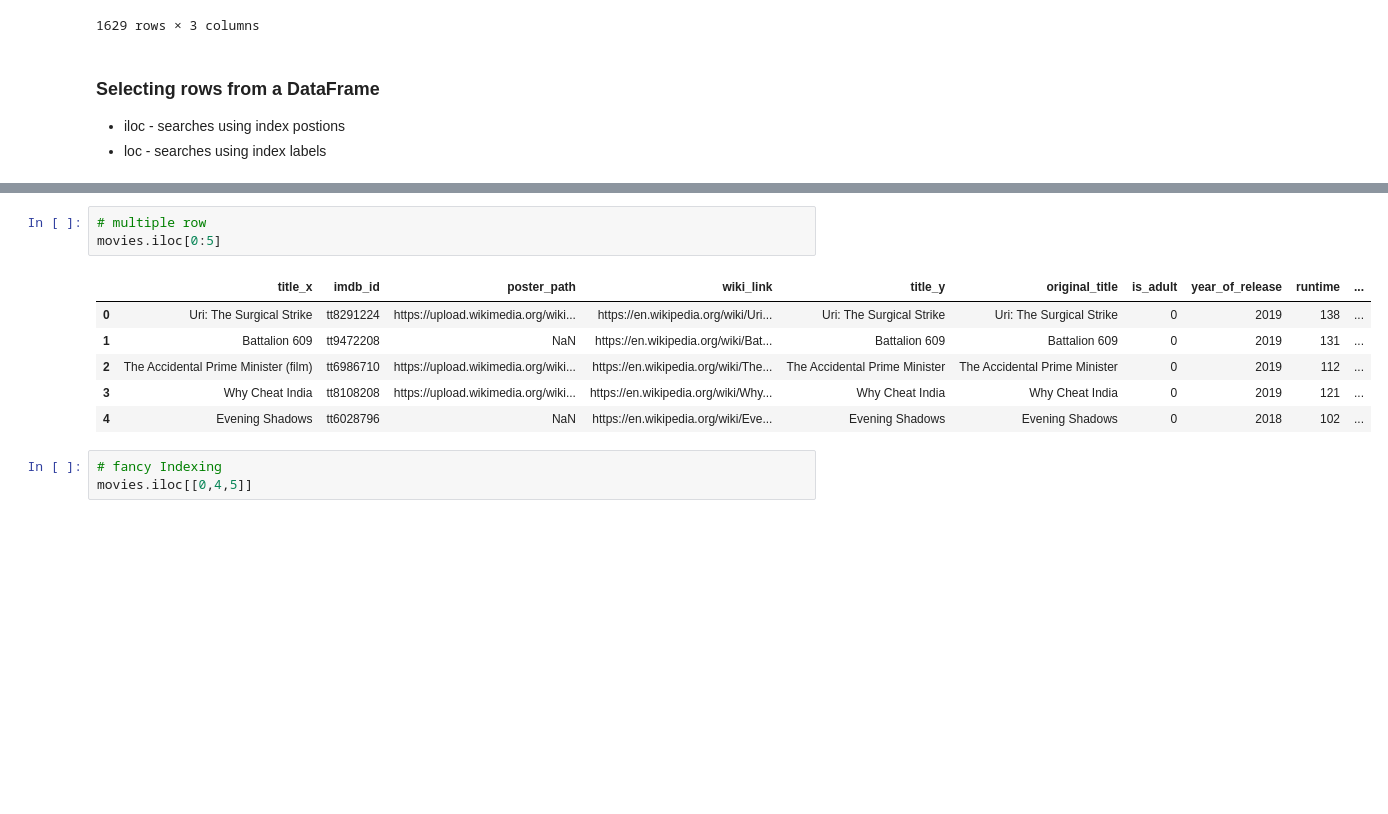
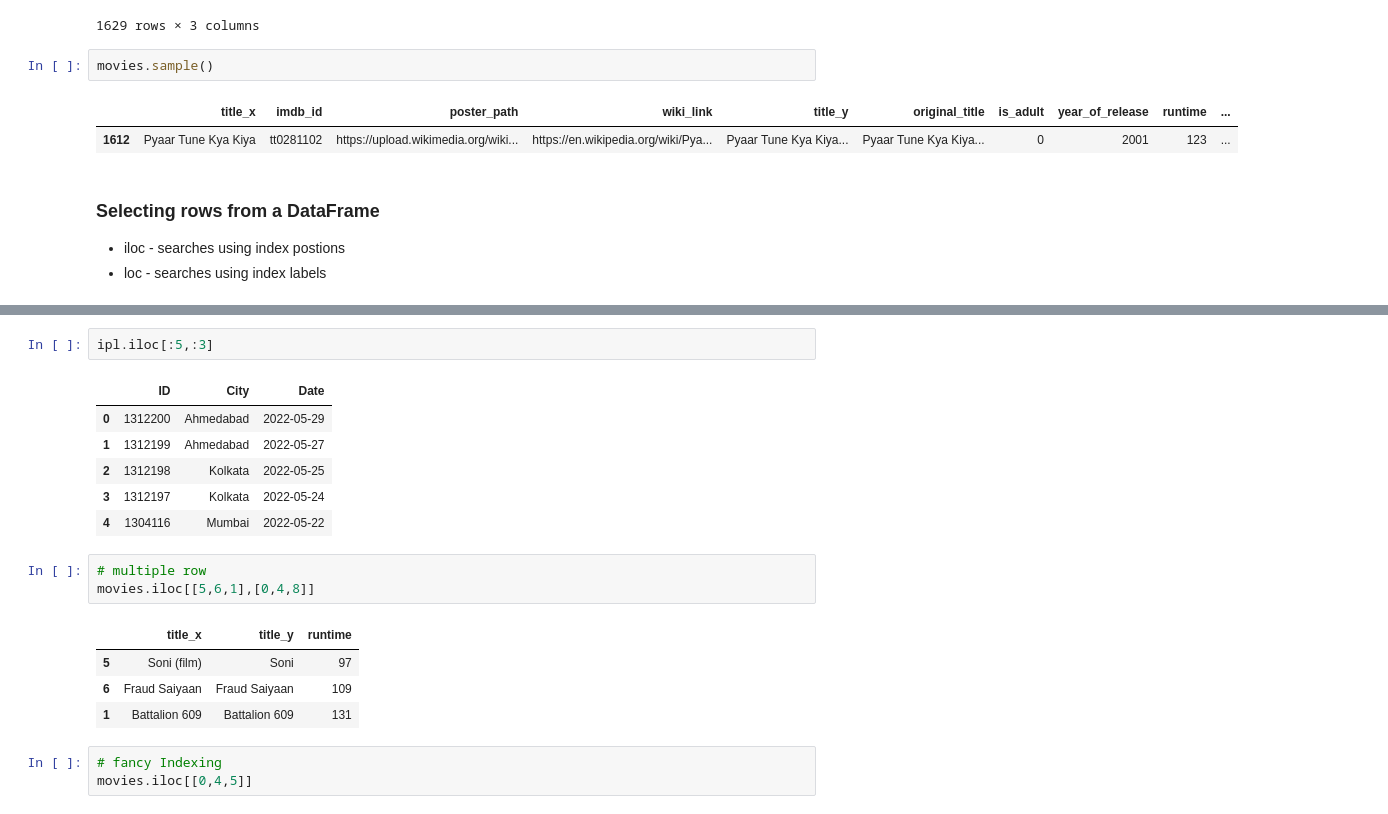
Before and after one commit to Nitin-Prata/python-libraries, a Jupyter notebook: Pandas_data_frame.ipynb, the cells around one changed output, grey strips where cells are left out. Saved outputs shown, nothing was run; the diff lists cells and outputs as text; blank space fills up the shorter version.

```diff
--- a/Pandas_data_frame.ipynb
+++ b/Pandas_data_frame.ipynb
@@ -323,6 +384,11 @@ movies[['title_x','year_of_release','actors']]
 | 1627 | Daaka | 2019 | Gippy Grewal|Zareen Khan| |
 | 1628 | Humsafar | 2011 | Fawad Khan| |
 1629 rows × 3 columns
+# %%
+movies.sample()
+# %% [output]
+|  | title_x | imdb_id | poster_path | wiki_link | title_y | original_title | is_adult | year_of_release | runtime | ... |
+| 1612 | Pyaar Tune Kya Kiya | tt0281102 | https://upload.wikimedia.org/wiki... | https://en.wikipedia.org/wiki/Pya... | Pyaar Tune Kya Kiya... | Pyaar Tune Kya Kiya... | 0 | 2001 | 123 | ... |
 # %% [markdown]
 ### Selecting rows from a DataFrame
 
@@ -351,16 +417,23 @@ actors              Vicky Kaushal|Paresh Rawal|Mohit Raina|Yami Ga...
 wins_nominations                                               4 wins
 release_date                                    11 January 2019 (USA)
 Name: 0, dtype: object
+# %%
+ipl.iloc[:5,:3]
+# %% [output]
+|  | ID | City | Date |
+| 0 | 1312200 | Ahmedabad | 2022-05-29 |
+| 1 | 1312199 | Ahmedabad | 2022-05-27 |
+| 2 | 1312198 | Kolkata | 2022-05-25 |
+| 3 | 1312197 | Kolkata | 2022-05-24 |
+| 4 | 1304116 | Mumbai | 2022-05-22 |
 # %%
 # multiple row
-movies.iloc[0:5]
+movies.iloc[[5,6,1],[0,4,8]]
 # %% [output]
-|  | title_x | imdb_id | poster_path | wiki_link | title_y | original_title | is_adult | year_of_release | runtime | ... |
-| 0 | Uri: The Surgical Strike | tt8291224 | https://upload.wikimedia.org/wiki... | https://en.wikipedia.org/wiki/Uri... | Uri: The Surgical Strike | Uri: The Surgical Strike | 0 | 2019 | 138 | ... |
-| 1 | Battalion 609 | tt9472208 | NaN | https://en.wikipedia.org/wiki/Bat... | Battalion 609 | Battalion 609 | 0 | 2019 | 131 | ... |
-| 2 | The Accidental Prime Minister (film) | tt6986710 | https://upload.wikimedia.org/wiki... | https://en.wikipedia.org/wiki/The... | The Accidental Prime Minister | The Accidental Prime Minister | 0 | 2019 | 112 | ... |
-| 3 | Why Cheat India | tt8108208 | https://upload.wikimedia.org/wiki... | https://en.wikipedia.org/wiki/Why... | Why Cheat India | Why Cheat India | 0 | 2019 | 121 | ... |
-| 4 | Evening Shadows | tt6028796 | NaN | https://en.wikipedia.org/wiki/Eve... | Evening Shadows | Evening Shadows | 0 | 2018 | 102 | ... |
+|  | title_x | title_y | runtime |
+| 5 | Soni (film) | Soni | 97 |
+| 6 | Fraud Saiyaan | Fraud Saiyaan | 109 |
+| 1 | Battalion 609 | Battalion 609 | 131 |
 # %%
 # fancy Indexing
 movies.iloc[[0,4,5]]
```
Also changed, not shown: parts of 8 cells of this notebook.
